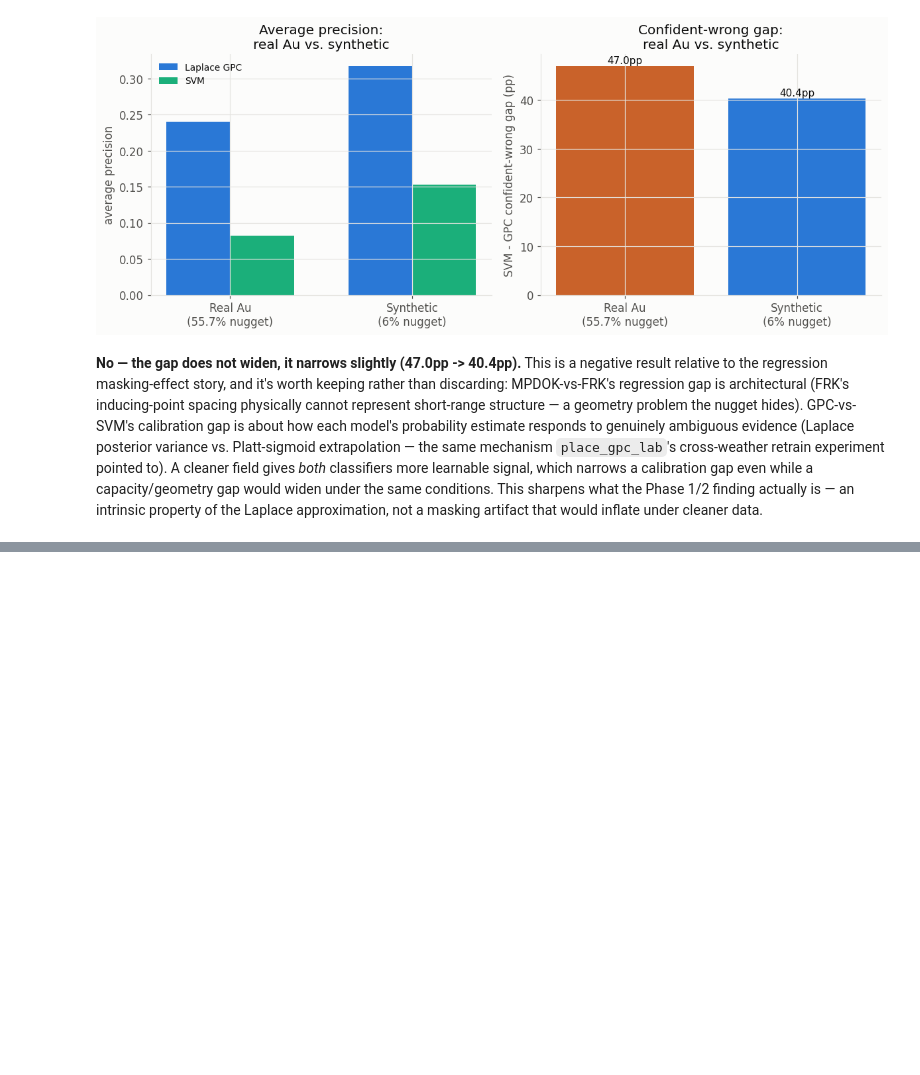
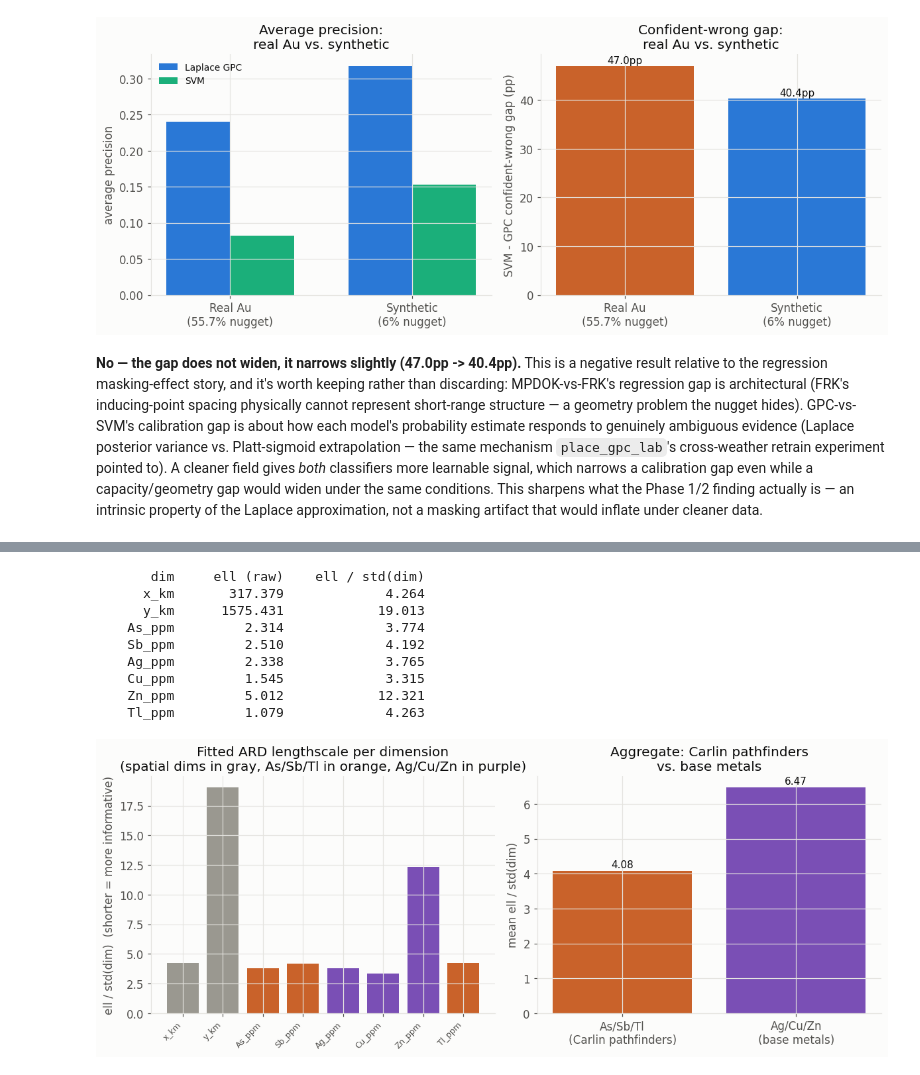
Before and after one commit to frasertajima/gp_engine, a Jupyter notebook: mining_gpc_lab/MINING_GPC_LAB.ipynb, the cells around one changed output, grey strips where cells are left out. Saved outputs shown, nothing was run; the diff lists cells and outputs as text; code cells hidden in the pictures; blank space fills up the shorter version.

```diff
--- a/mining_gpc_lab/MINING_GPC_LAB.ipynb
+++ b/mining_gpc_lab/MINING_GPC_LAB.ipynb
@@ -39,6 +39,8 @@ r0 = json.load(open("results/mining_gpc_seed0_spatial.json"))
 study = json.load(open("results/confidence_study_spatial.json"))
 econ = json.load(open("results/economic_layer_spatial.json"))
 mask = json.load(open("results/masking_crossover.json"))
+ard = json.load(open("results/pathfinder_ard.json"))
+econ_pf = json.load(open("results/economic_layer_pathfinder.json"))
 
 print(f"single-seed run: n_train={r0["gpc"]["n_train"]} n_val={r0["gpc"]["n_val"]} "
       f"n_test={r0["gpc"]["n_test"]} n_ore_test={r0["gpc"]["n_ore_test"]}")
@@ -46,6 +48,7 @@ print(f"  GPC AP={r0["gpc"]["average_precision"]:.3f}  SVM AP={r0["svm"]["averag
 print(f"robustness study: {study["n_seeds"]} seeds, ell={study["ell"]:.2f} km, kernel={study["kernel_kind"]}")
 print(f"economic layer: {econ["n_seeds"]} seeds, k_headline={econ["k_headline"]}")
 print(f"masking crossover: {mask["n_seeds"]} seeds, nugget={mask["diagnostics"]["nugget_fraction"]*100:.1f}%")
+print(f"pathfinder ARD: {ard["n_seeds"]} seeds, {ard["nm_nfev"]} NM evals, LML={ard["nm_lml"]:.1f}")
 # %% [output]
 single-seed run: n_train=2463 n_val=821 n_test=822 n_ore_test=42
   GPC AP=0.225  SVM AP=0.061
@@ -332,0 +355,44 @@ cleaner data.
+# %%
+names = ard["dim_names"]
+ell_raw = np.array(ard["ell_ard"])
+ell_std = np.array(ard["ell_over_std"])
+
+print(f"{'dim':>10}  {'ell (raw)':>12}  {'ell / std(dim)':>16}")
+for n_, e, s in zip(names, ell_raw, ell_std):
+    print(f"{n_:>10}  {e:12.3f}  {s:16.3f}")
+
+fig, axes = plt.subplots(1, 2, figsize=(11, 4.5))
+
+ax = axes[0]
+colors_dim = [C_RAND, C_RAND] + ["#c9622a" if n_ in ("As_ppm", "Sb_ppm", "Tl_ppm")
+                                  else "#7a4fb5" for n_ in names[2:]]
+x = np.arange(len(names))
+ax.bar(x, ell_std, color=colors_dim)
+ax.set_xticks(x); ax.set_xticklabels(names, rotation=45, ha="right", fontsize=8)
+ax.set_ylabel("ell / std(dim)  (shorter = more informative)")
+ax.set_title("Fitted ARD lengthscale per dimension\n(spatial dims in gray, "
+              "As/Sb/Tl in orange, Ag/Cu/Zn in purple)")
+
+ax = axes[1]
+x2 = np.arange(2)
+means = [ard["carlin_mean_ell_std"], ard["base_metal_mean_ell_std"]]
+ax.bar(x2, means, color=["#c9622a", "#7a4fb5"])
+ax.set_xticks(x2); ax.set_xticklabels(["As/Sb/Tl\n(Carlin pathfinders)", "Ag/Cu/Zn\n(base metals)"])
+ax.set_ylabel("mean ell / std(dim)")
+ax.set_title("Aggregate: Carlin pathfinders\nvs. base metals")
+for xi, v in zip(x2, means):
+    ax.text(xi, v + 0.1, f"{v:.2f}", ha="center", fontsize=10)
+
+plt.tight_layout()
+plt.show()
+# %% [output]
+       dim     ell (raw)    ell / std(dim)
+      x_km       317.379             4.264
+      y_km      1575.431            19.013
+    As_ppm         2.314             3.774
+    Sb_ppm         2.510             4.192
+    Ag_ppm         2.338             3.765
+    Cu_ppm         1.545             3.315
+    Zn_ppm         5.012            12.321
+    Tl_ppm         1.079             4.263
+[figure, added]
```
Also changed, not shown: parts of 9 cells of this notebook, 7 other files.
